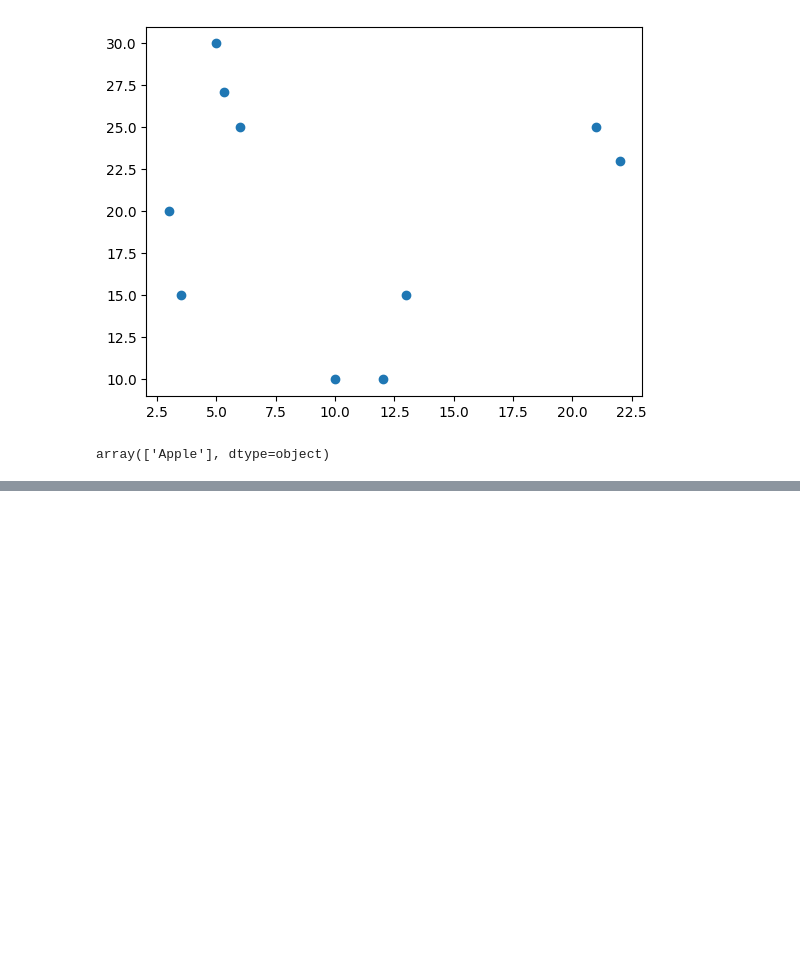
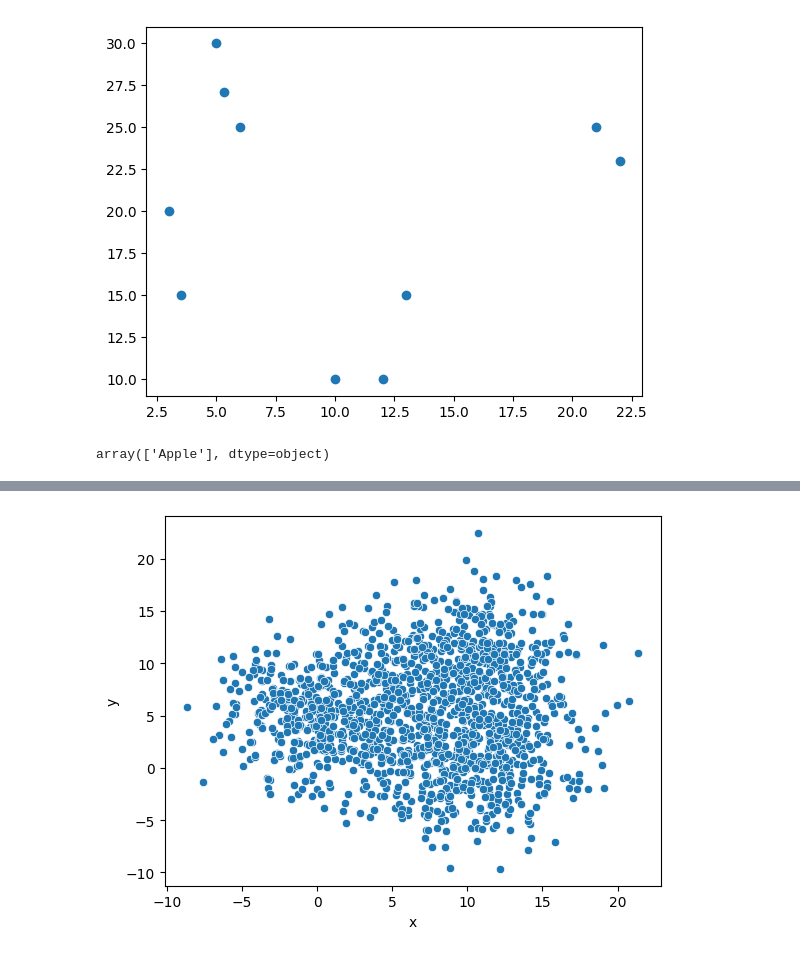
Before and after one commit to Deepak9523/WD_ML-03-02-2003-, a Jupyter notebook: first.ipynb, the cells around one changed output, grey strips where cells are left out. Saved outputs shown, nothing was run; the diff lists cells and outputs as text; code cells hidden in the pictures; blank space fills up the shorter version.

```diff
--- a/first.ipynb
+++ b/first.ipynb
@@ -374,0 +458,5 @@ array(['Apple'], dtype=object)
+# %%
+sn.scatterplot(x=df.iloc[:,0],y=df.iloc[:,1])
+plt.show()
+# %% [output]
+[figure, added]
```
Also changed, not shown: parts of 107 cells of this notebook, 2 other files.
